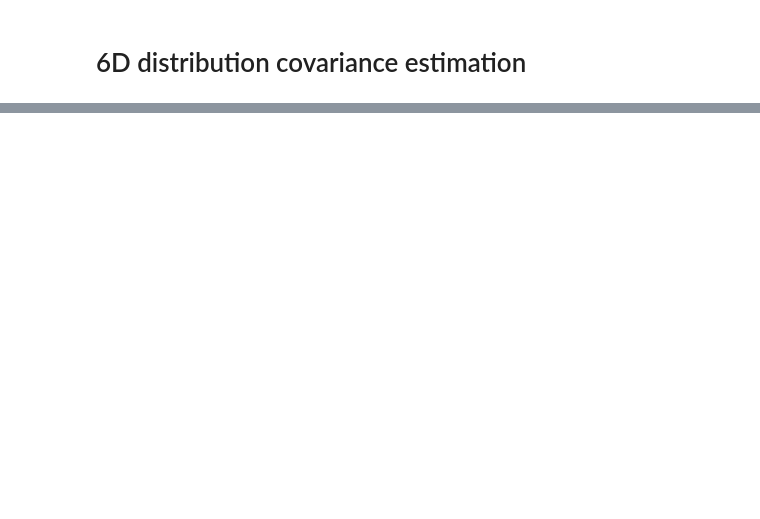
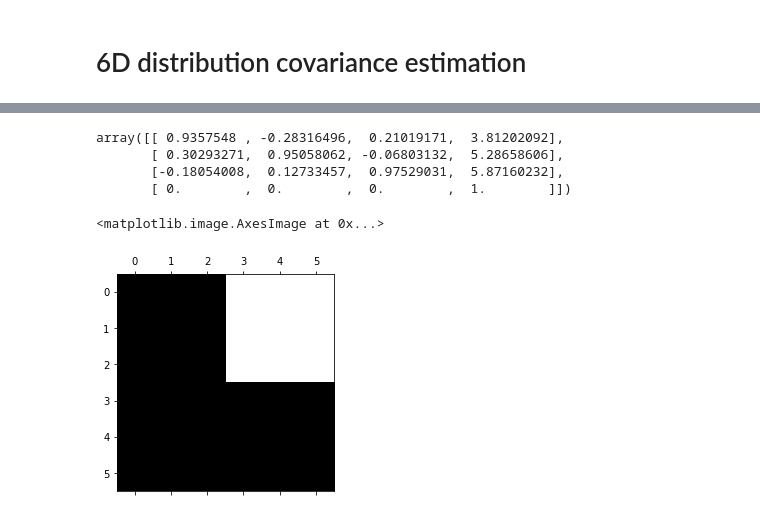
Before and after one commit to nosmokingsurfer/mrob_sandbox, a Jupyter notebook: truncated monte carlo.ipynb, the cells around one changed output, grey strips where cells are left out. Saved outputs shown, nothing was run; the diff lists cells and outputs as text; code cells hidden in the pictures; blank space fills up the shorter version.

```diff
--- a/truncated monte carlo.ipynb
+++ b/truncated monte carlo.ipynb
@@ -186,0 +267,16 @@ np.linalg.norm(covariance - covariance_1)
+# %%
+xi = np.array([0.1, 0.2, 0.3,4,5,6])
+# %%
+T = mrob.geometry.SE3(xi)
+# %%
+T.T()
+# %% [output]
+array([[ 0.9357548 , -0.28316496,  0.21019171,  3.81202092],
+       [ 0.30293271,  0.95058062, -0.06803132,  5.28658606],
+       [-0.18054008,  0.12733457,  0.97529031,  5.87160232],
+       [ 0.        ,  0.        ,  0.        ,  1.        ]])
+# %%
+plt.spy(T.adj())
+# %% [output]
+<matplotlib.image.AxesImage at 0x...>
+[figure, added]
```
Also changed, not shown: parts of 13 cells of this notebook.
